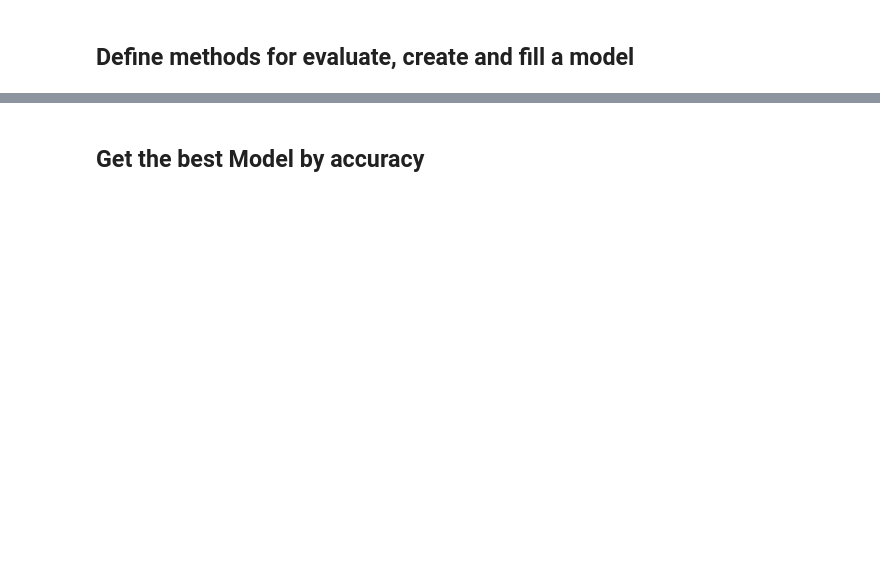
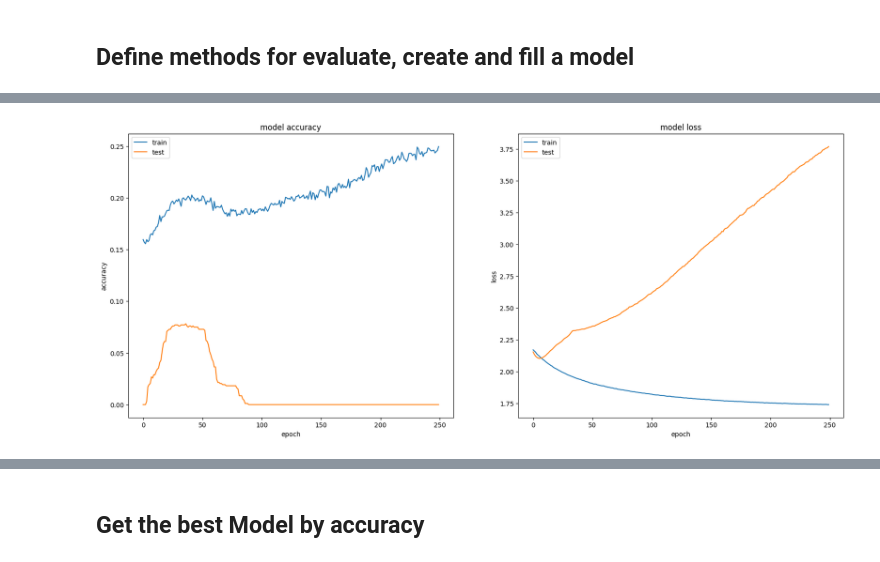
Before and after one commit to alexbejann/frisian-runes-recognition, a Jupyter notebook: MLBD-Assignment2/Part_1_fully_connected_layers.ipynb, the cells around one changed output, grey strips where cells are left out. Saved outputs shown, nothing was run; the diff lists cells and outputs as text; code cells hidden in the pictures; blank space fills up the shorter version.

```diff
--- a/MLBD-Assignment2/Part_1_fully_connected_layers.ipynb
+++ b/MLBD-Assignment2/Part_1_fully_connected_layers.ipynb
@@ -433,4 +282,0 @@ plot_acc_loss(history)
-# %%
-layers = [(100,"relu"),(100,"sigmoid",0.2),(20,"relu")]
-model, history = create_fit_model(input_data=X_bal, output_data=y_bal, layers=layers, withHistory=1)
-plot_acc_loss(history)
@@ -440,4 +282,0 @@ plot_acc_loss(history)
-# %%
-layers = [(100,"relu"),(100,"tanh",0.2),(20,"relu")]
-model, history = create_fit_model(input_data=X_bal, output_data=y_bal, layers=layers, withHistory=1)
-plot_acc_loss(history)
@@ -447,4 +282,0 @@ plot_acc_loss(history)
-# %%
-layers = [(300,"relu"), (210,"sigmoid"), (130,"relu"), (80,"relu")]
-model, history = create_fit_model(input_data=X_bal, output_data=y_bal, layers=layers, withHistory=1)
-plot_acc_loss(history)
@@ -454,4 +282,0 @@ plot_acc_loss(history)
-# %%
-layers = [(300,"relu"), (210,"sigmoid",0.2), (130,"relu"), (80,"relu")]
-model, history = create_fit_model(input_data=X_bal, output_data=y_bal, layers=layers, withHistory=1)
-plot_acc_loss(history)
@@ -460,0 +435,5 @@ plot_acc_loss(history)
+# %%
+layers = [(10,"relu")]
+model, history = create_fit_model(input_data=X_train_bal, output_data=y_train_bal, layers=layers, withHistory=1)
+plot_acc_loss(history)
+# %% [output]
@@ -460,0 +441 @@ plot_acc_loss(history)
+[figure, added]
```
Also changed, not shown: parts of 91 cells of this notebook, 4 other files.
